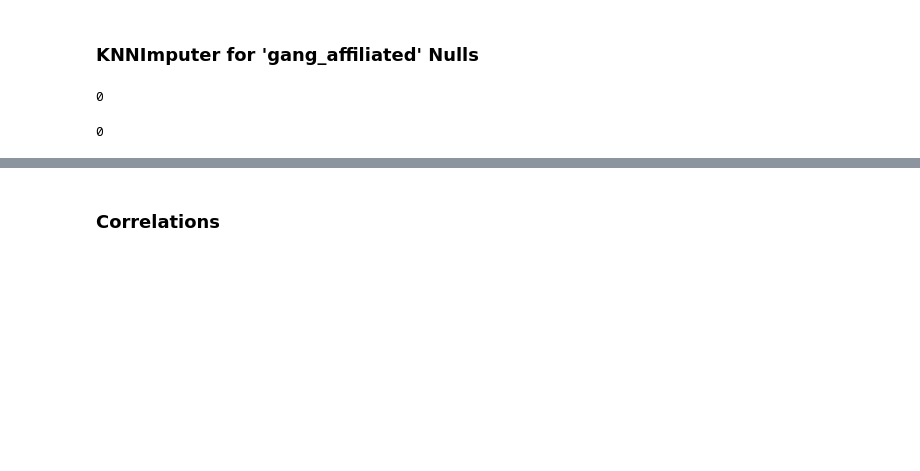
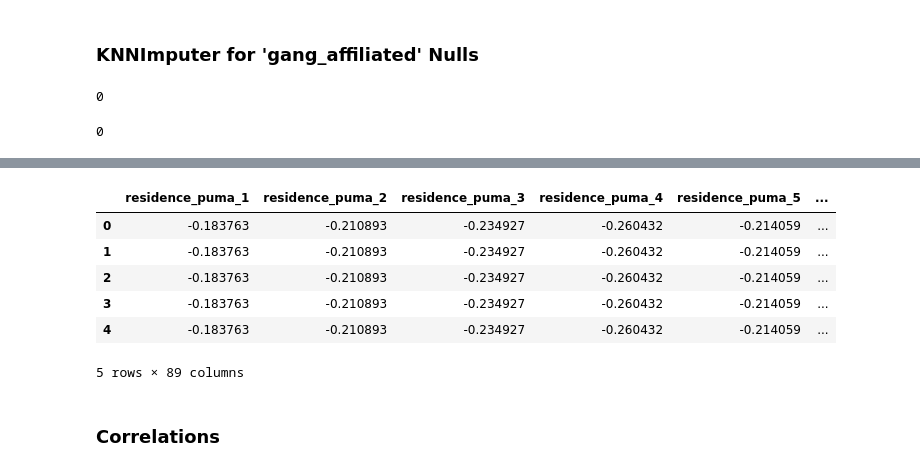
Before and after one commit to franknvk/NIJ-Recidivism-Forecasting-Group-Project, a Jupyter notebook: 0_starter_main-DSv2.ipynb, the cells around one changed output, grey strips where cells are left out. Drawn from its saved outputs; the diff is of its cells as text; code cells hidden in the pictures; blank space fills up the shorter version.

```diff
--- a/0_starter_main-DSv2.ipynb
+++ b/0_starter_main-DSv2.ipynb
@@ -666,6 +667,16 @@ X_train_final.to_csv('./cleaned_data/X_train_final.csv')
 X_test_final.to_csv('./cleaned_data/X_test_final.csv')
 y_train.to_csv('./cleaned_data/y_train.csv')
 y_test.to_csv('./cleaned_data/y_test.csv')
+# %%
+X_train_final.head()
+# %% [output]
+|  | residence_puma_1 | residence_puma_2 | residence_puma_3 | residence_puma_4 | residence_puma_5 | ... |
+| 0 | -0.183763 | -0.210893 | -0.234927 | -0.260432 | -0.214059 | ... |
+| 1 | -0.183763 | -0.210893 | -0.234927 | -0.260432 | -0.214059 | ... |
+| 2 | -0.183763 | -0.210893 | -0.234927 | -0.260432 | -0.214059 | ... |
+| 3 | -0.183763 | -0.210893 | -0.234927 | -0.260432 | -0.214059 | ... |
+| 4 | -0.183763 | -0.210893 | -0.234927 | -0.260432 | -0.214059 | ... |
+5 rows × 89 columns
 # %% [markdown]
 ### Correlations
 # %%
```
Also changed, not shown: parts of 5 cells of this notebook, 3 other files.
